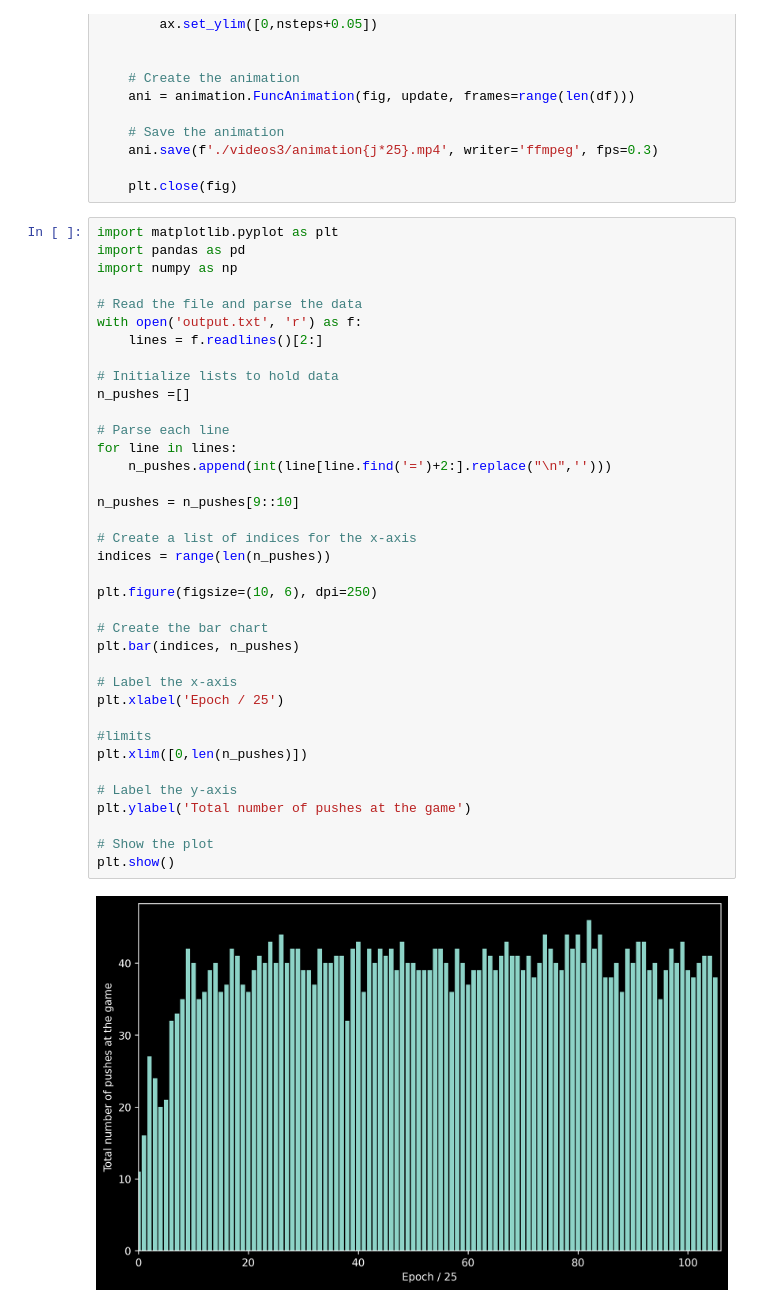
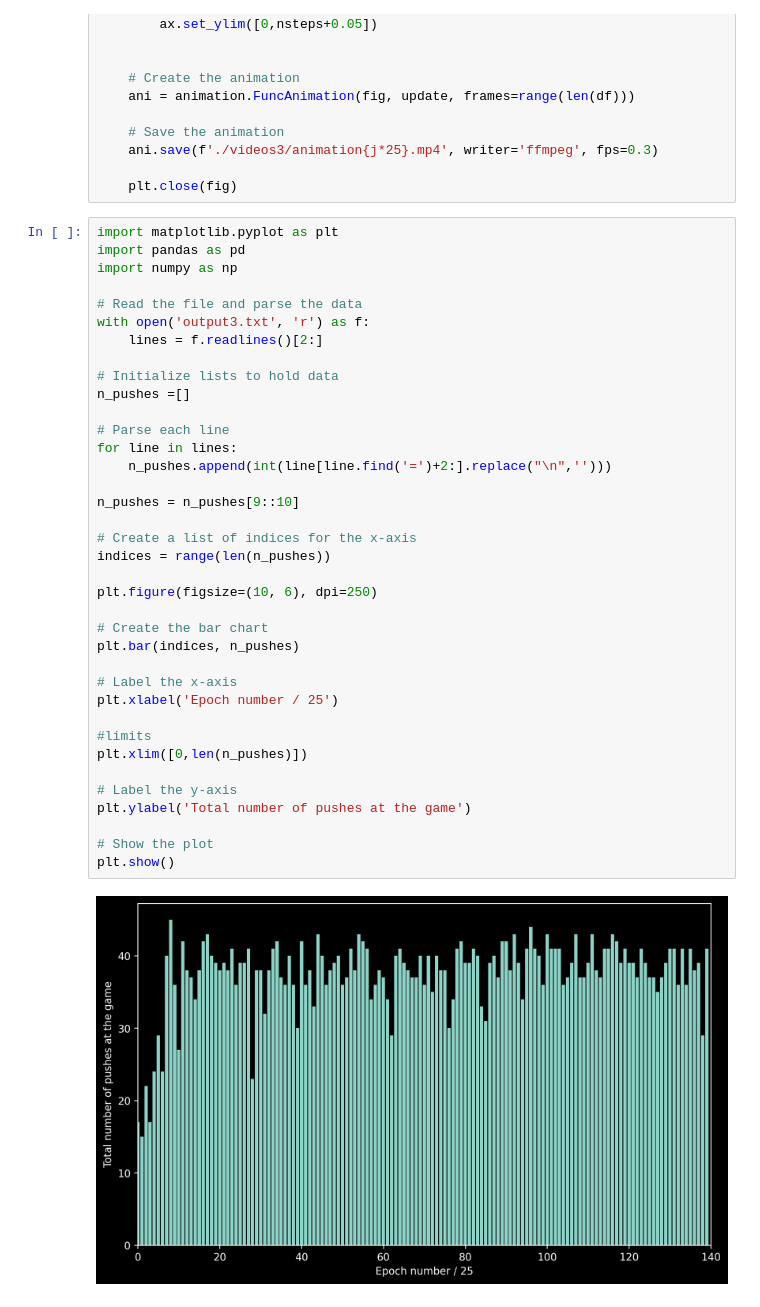
Before and after one commit to SergeiGL/DQN_Competition_Game, a Jupyter notebook: visual.ipynb, the cells around one changed output. Saved outputs shown, nothing was run; the diff lists cells and outputs as text.

Commit message:
new bar charts

```diff
--- a/visual.ipynb
+++ b/visual.ipynb
@@ -78,36 +78,36 @@ import pandas as pd
 import numpy as np
 
 # Read the file and parse the data
-with open('output.txt', 'r') as f:
+with open('output3.txt', 'r') as f:
     lines = f.readlines()[2:]
 
 # Initialize lists to hold data
 n_pushes =[]
 
 # Parse each line
 for line in lines:
     n_pushes.append(int(line[line.find('=')+2:].replace("\n",'')))
 
 n_pushes = n_pushes[9::10]
 
 # Create a list of indices for the x-axis
 indices = range(len(n_pushes))
 
 plt.figure(figsize=(10, 6), dpi=250)
 
 # Create the bar chart
 plt.bar(indices, n_pushes)
 
 # Label the x-axis
-plt.xlabel('Epoch / 25')
+plt.xlabel('Epoch number / 25')
 
 #limits
 plt.xlim([0,len(n_pushes)])
 
 # Label the y-axis
 plt.ylabel('Total number of pushes at the game')
 
 # Show the plot
 plt.show()
 # %% [output]
-[figure, old version]
+[figure, new version]
```
Also changed, not shown: 4 other files.
